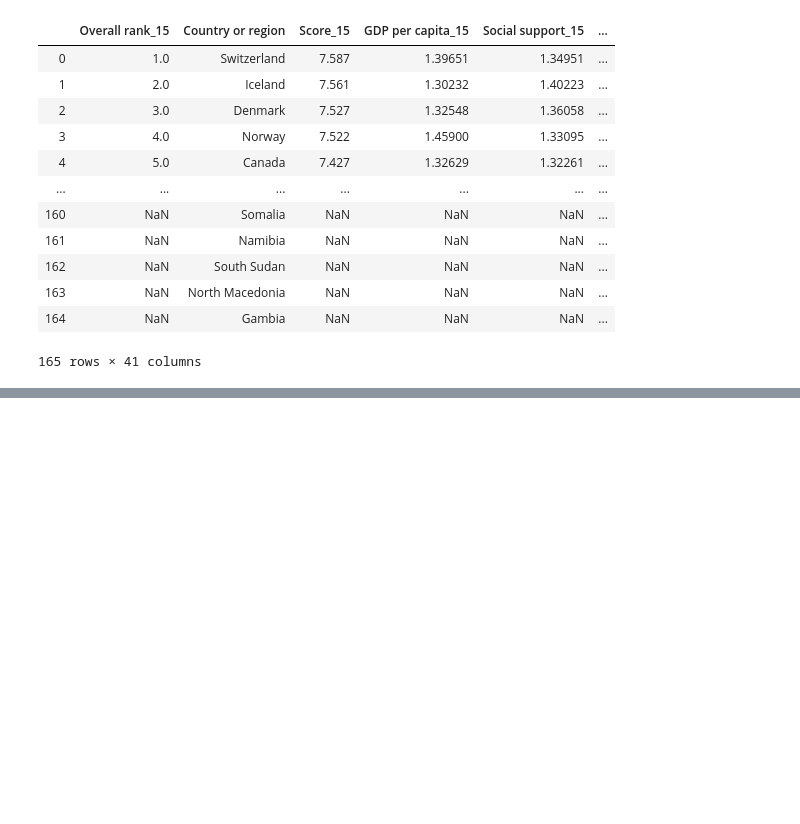
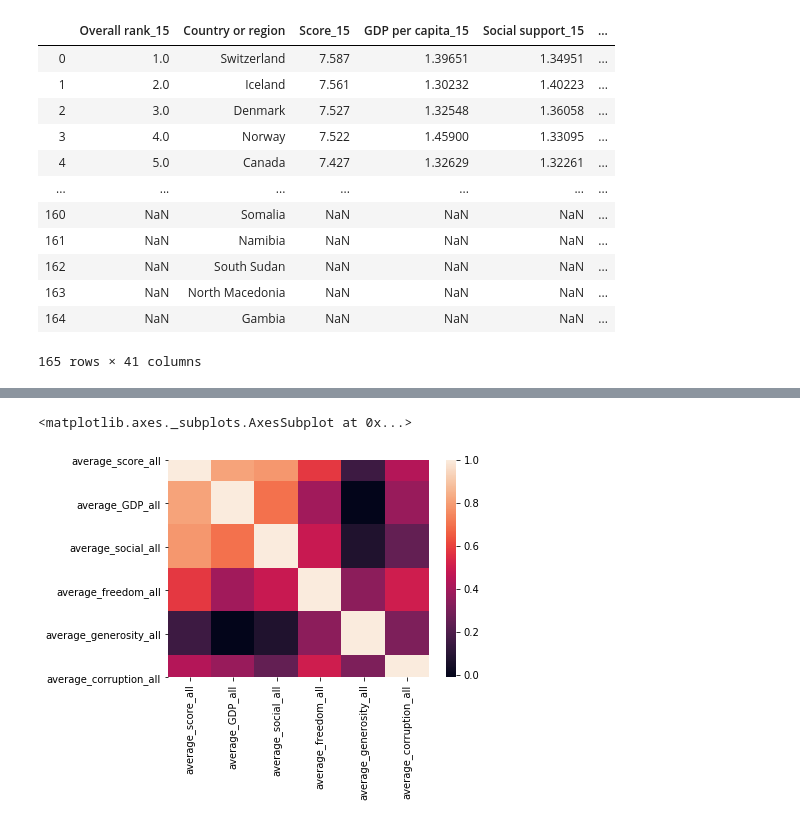
Before and after one commit to jcook25/project-one, a Jupyter notebook: Tammy.ipynb, the cells around one changed output, grey strips where cells are left out. Cells and saved outputs as stored; diff of their text form; code cells hidden in the pictures; blank space fills up the shorter version.

```diff
--- a/Tammy.ipynb
+++ b/Tammy.ipynb
@@ -200,0 +332,10 @@ df_all.to_csv("Sheets/world_happiness.csv", index=False, header=True)
+# %%
+#compute the correlation matrix among the variables and plotted as heat map.
+
+avg_matrix = df_all[['average_score_all','average_GDP_all','average_social_all','average_freedom_all',
+          'average_generosity_all','average_corruption_all']]
+cor = avg_matrix.corr()
+sns.heatmap(cor, square = True)
+# %% [output]
+<matplotlib.axes._subplots.AxesSubplot at 0x...>
+[figure, added]
```
Also changed, not shown: parts of 10 cells of this notebook, 7 other files.
